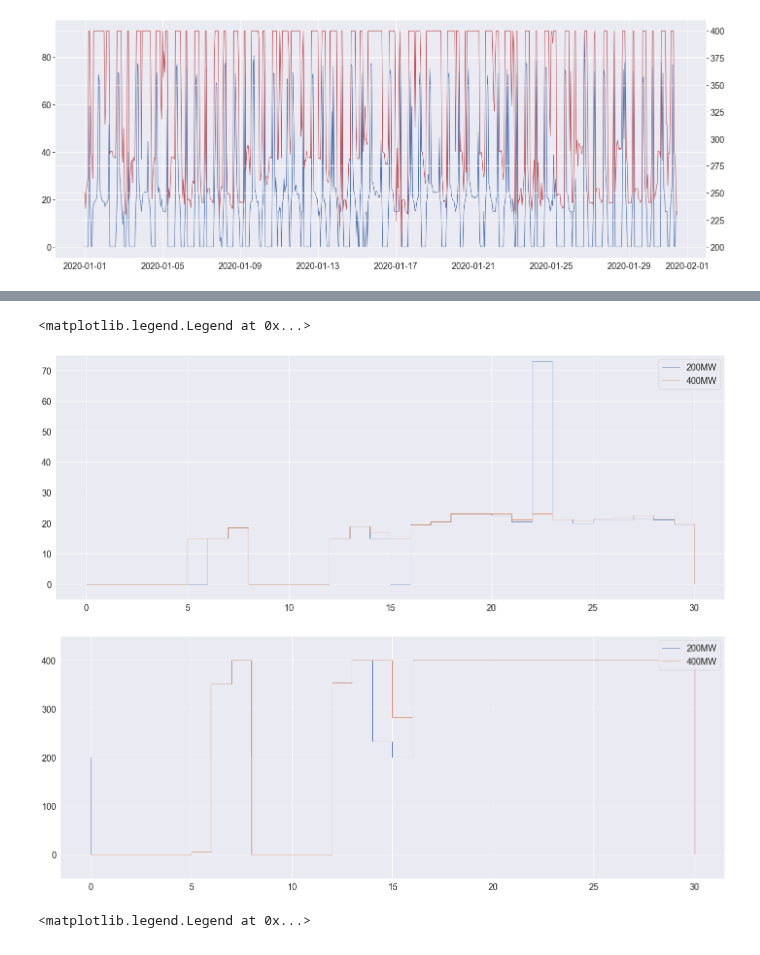
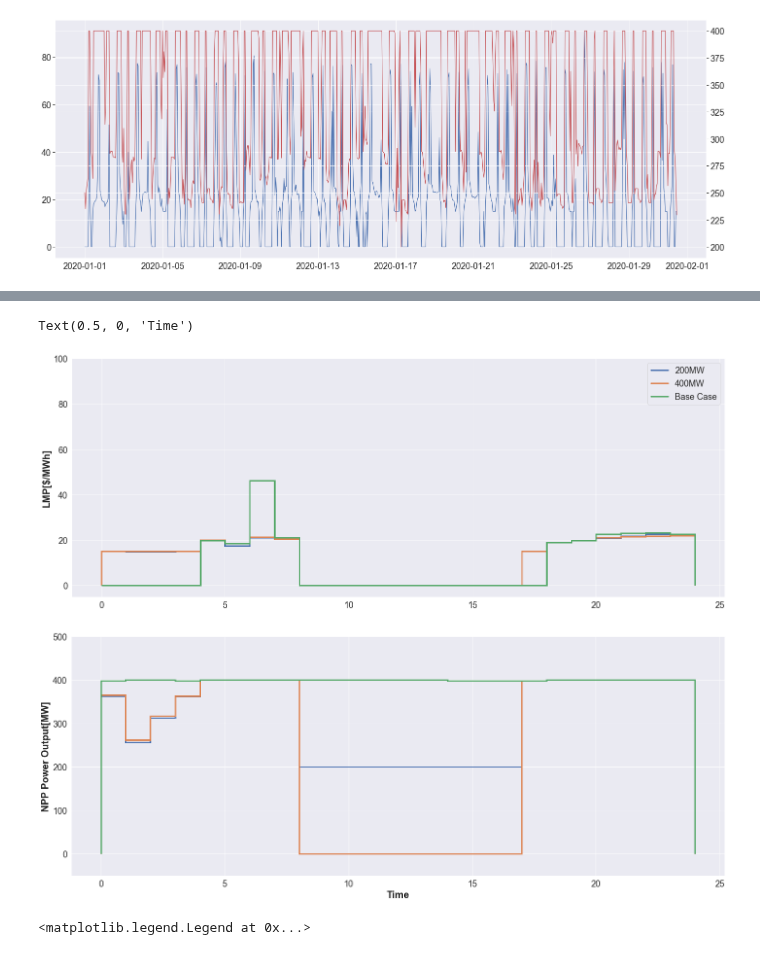
Before and after one commit to Xinhe-Chen/dispatches, a Jupyter notebook: dispatches/improved_pt/result_analysis/Summarize_PCM_Sweeps.ipynb, the cells around one changed output, grey strips where cells are left out. Cells and saved outputs as stored; diff of their text form; code cells hidden in the pictures.

```diff
--- a/dispatches/improved_pt/result_analysis/Summarize_PCM_Sweeps.ipynb
+++ b/dispatches/improved_pt/result_analysis/Summarize_PCM_Sweeps.ipynb
@@ -36,3 +38,11 @@ def get_gdf(directory, generator_file_name, generator_name, dispatch_name):
+# %%
+gen_name = "121_NUCLEAR_1"
+base_path = os.path.join(target_path, 'base_pcm_simulation')
+dispatch_base = get_gdf(base_path, "thermal_detail.csv", gen_name, "Dispatch")
+bus_name = "Attlee"
+lmp_base = prescient_output_to_df(os.path.join(base_path, "bus_detail.csv"))
+lmp_base = lmp_base[lmp_base["Bus"] == bus_name][["Datetime","LMP","LMP DA"]]
+lmp_base.set_index("Datetime", inplace=True)
 # %%
 gen_name = "121_NUCLEAR_1"
 path_1 = os.path.join(target_path, 'test_ne_sweep_index_test_1')
@@ -121,19 +140,26 @@ plt.legend()
 # %%
+font1 = {'weight': 'bold', 'size': 20}
 fig1, ax1 = plt.subplots(figsize=(24,9))
-ax1.stairs(bdf_1['LMP'][0:30], label = '200MW')
-ax1.stairs(bdf_2['LMP'][0:30], label = '400MW')
-ax1.set_ylim(-5,75)
+ax1.stairs(bdf_1['LMP'][48:72], label = '200MW', linewidth=3)
+ax1.stairs(bdf_2['LMP'][48:72], label = '400MW', linewidth=3)
+ax1.stairs(lmp_base['LMP'][48:72], label = 'Base Case', linewidth=3)
+ax1.set_ylim(-5,100)
+ax1.set_ylabel("LMP[$/MWh]", font=font1)
+# ax1.set_xlabel("Time", font=font1)
 plt.legend()
 
 fig2, ax2 = plt.subplots(figsize=(24,9))
-ax2.stairs(dispatch_1["121_NUCLEAR_1 Dispatch"][0:30], label = '200MW')
-ax2.stairs(dispatch_2["121_NUCLEAR_1 Dispatch"][0:30], label = '400MW')
-ax2.set_ylim(-50,450)
-plt.legend()
+ax2.stairs(dispatch_1["121_NUCLEAR_1 Dispatch"][48:72], label = '200MW', linewidth=3)
+ax2.stairs(dispatch_2["121_NUCLEAR_1 Dispatch"][48:72], label = '400MW', linewidth=3)
+ax2.stairs(dispatch_base["121_NUCLEAR_1 Dispatch"][48:72], label = 'Base Case', linewidth=3)
+ax2.set_ylim(-50,500)
+ax2.set_ylabel("NPP Power Output[MW]", font=font1)
+ax2.set_xlabel("Time", font=font1)
+# plt.legend()
 # %% [output]
-<matplotlib.legend.Legend at 0x...>
+Text(0.5, 0, 'Time')
-[figure, old version]
+[figure, new version]
-[figure, old version]
+[figure, new version]
 # %%
 fig, ax1 = plt.subplots(figsize=(24,9))
 ax1.stairs(bdf_1['LMP'][300:600], label = '200MW')
```
Also changed, not shown: parts of 5 cells of this notebook.
